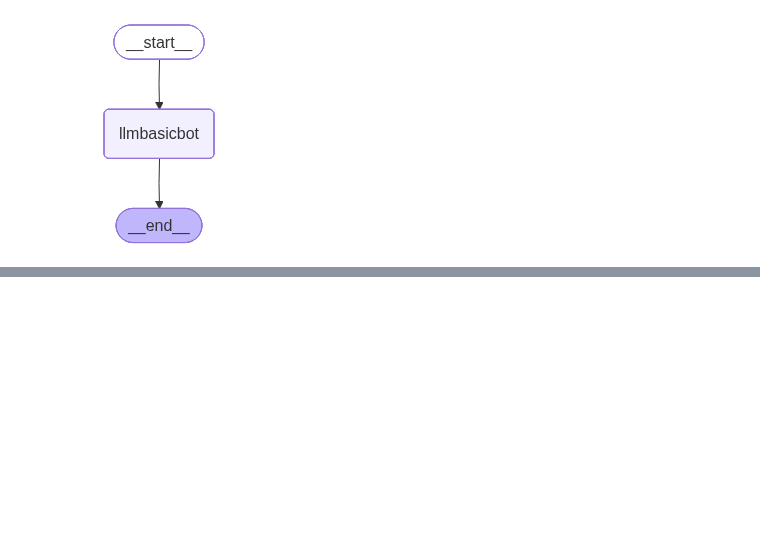
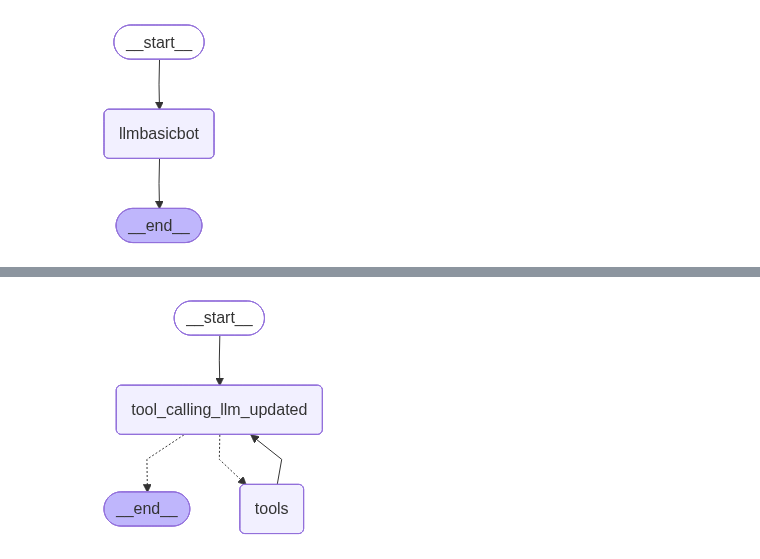
Before and after one commit to syednoormujassum/Langgraph, a Jupyter notebook: Basic_Chatbot/basic_chatbot.ipynb, the cells around one changed output, grey strips where cells are left out. Drawn from its saved outputs; the diff is of its cells as text; code cells hidden in the pictures; blank space fills up the shorter version.

```diff
--- a/Basic_Chatbot/basic_chatbot.ipynb
+++ b/Basic_Chatbot/basic_chatbot.ipynb
@@ -78,0 +265,36 @@ I'm doing well, thank you for asking. I'm a large language model, so I don't hav
+# %%
+tools2=[tool,multiply,add,divide]
+# %%
+llm_with_tools_updated=llm.bind_tools(tools=tools2)
+# %%
+## ReACT Agent architecture. Act, Observe and Reason.
+
+## Stategraph
+
+from langgraph.graph import StateGraph,START,END
+from langgraph.prebuilt import ToolNode
+from langgraph.prebuilt import tools_condition
+
+# Node definition
+def tool_calling_llm_updated(state:State):
+    return{"messages":[llm_with_tools_updated.invoke(state["messages"])]}
+
+## Graph
+builder=StateGraph(State)
+builder.add_node("tool_calling_llm_updated",tool_calling_llm_updated)
+builder.add_node("tools",ToolNode(tools=tools))
+
+## Add edges
+
+builder.add_edge(START,"tool_calling_llm_updated")
+builder.add_conditional_edges("tool_calling_llm_updated",tools_condition)
+## IF the input from llm requires tool calling then it will go to tools node else shall just go to END node
+builder.add_edge("tools","tool_calling_llm_updated")
+
+graph=builder.compile()
+# %%
+from IPython.display import Image, display
+
+display(Image(graph.get_graph().draw_mermaid_png()))
+# %% [output]
+[figure, added]
```
Also changed, not shown: parts of 22 cells of this notebook, 4 other files.
